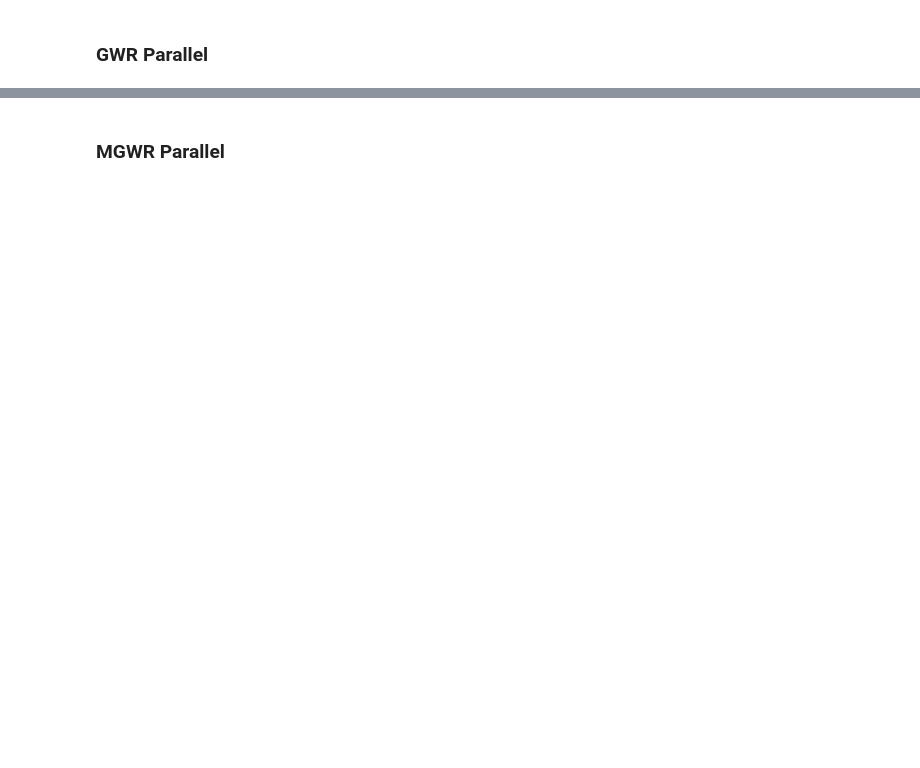
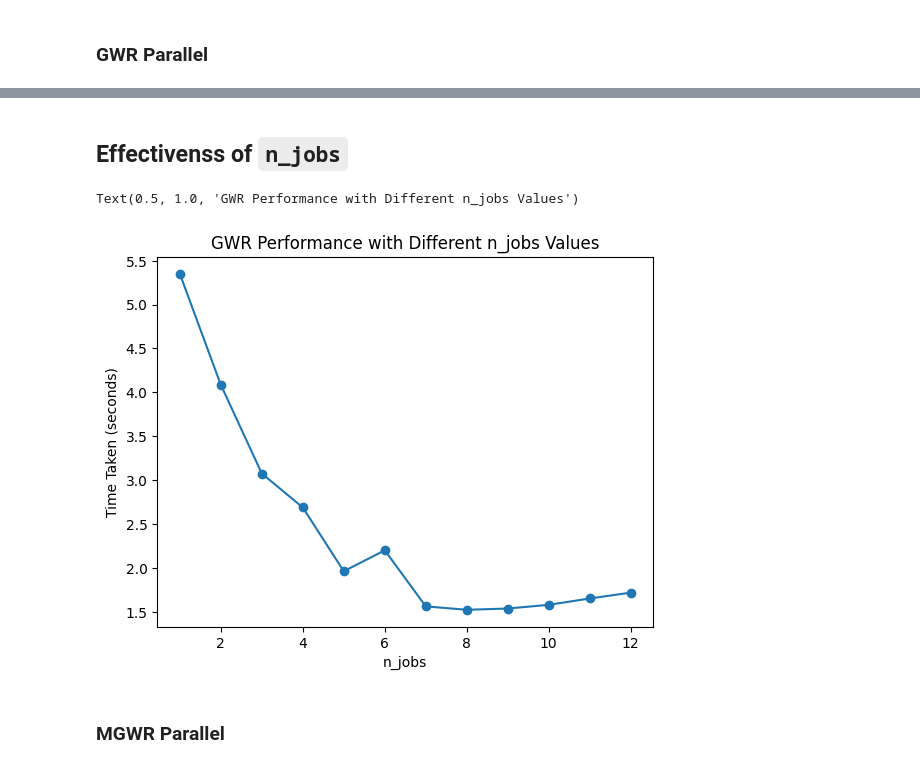
Before and after one commit to pysal/mgwr, a Jupyter notebook: notebooks/GWR_MGWR_Parallel_Example.ipynb, the cells around one changed output, grey strips where cells are left out. Saved outputs shown, nothing was run; the diff lists cells and outputs as text; code cells hidden in the pictures; blank space fills up the shorter version.

```diff
--- a/notebooks/GWR_MGWR_Parallel_Example.ipynb
+++ b/notebooks/GWR_MGWR_Parallel_Example.ipynb
@@ -56,10 +51,13 @@ pool = mp.Pool(n_proc)
 # %% [markdown]
 ### GWR Parallel
+# %%
+#n_jobs = 2 #two processors
+n_jobs = -1 #all processors
 # %%
 %%time
-gwr_selector = Sel_BW(b_coords, b_y, b_X)
-gwr_bw = gwr_selector.search(pool=pool) #add pool to Sel_BW.search
+gwr_selector = Sel_BW(b_coords, b_y, b_X,n_jobs=n_jobs) #add n_jobs to Sel_BW()
+gwr_bw = gwr_selector.search() #add pool to Sel_BW.search
 print(gwr_bw)
-gwr_results = GWR(b_coords, b_y, b_X, gwr_bw).fit(pool=pool) #add pool to GWR.fit
+gwr_results = GWR(b_coords, b_y, b_X, gwr_bw,n_jobs=n_jobs).fit() #add n_jobs to GWR()
 # %% [output]
 192.0
@@ -68,3 +66,34 @@ Wall time: 7.05 s
+# %% [markdown]
+## Effectivenss of `n_jobs`
+# %%
+from time import time
+import matplotlib.pyplot as plt
+
+n_jobs_values = np.arange(1,13)
+performance_times_avg = []
+
+for n_jobs in n_jobs_values:
+    times = []
+    for _ in range(5):
+        start_time = time()
+
+        gwr_selector = Sel_BW(b_coords, b_y, b_X,n_jobs=n_jobs) #n_jobs
+        gwr_bw = gwr_selector.search()
+        gwr_results = GWR(b_coords, b_y, b_X, gwr_bw,n_jobs=n_jobs).fit() #n_jobs
+
+        end_time = time()
+        times.append(end_time - start_time)
+    average_time = sum(times) / len(times)
+    performance_times_avg.append(average_time)
+
+# Plotting the results
+plt.plot(n_jobs_values, performance_times_avg,marker='o')
+plt.xlabel('n_jobs')
+plt.ylabel('Time Taken (seconds)')
+plt.title('GWR Performance with Different n_jobs Values')
+# %% [output]
+Text(0.5, 1.0, 'GWR Performance with Different n_jobs Values')
+[figure, added]
 # %% [markdown]
 ### MGWR Parallel
 # %%
```
Also changed, not shown: parts of 13 cells of this notebook.
